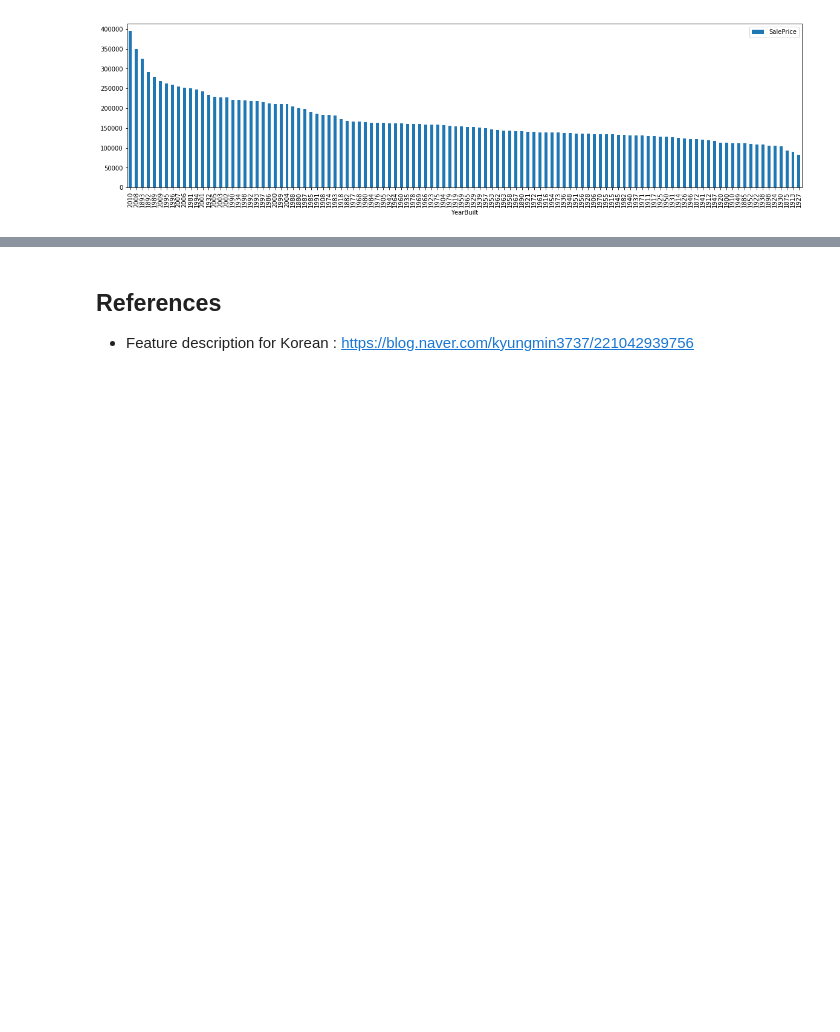
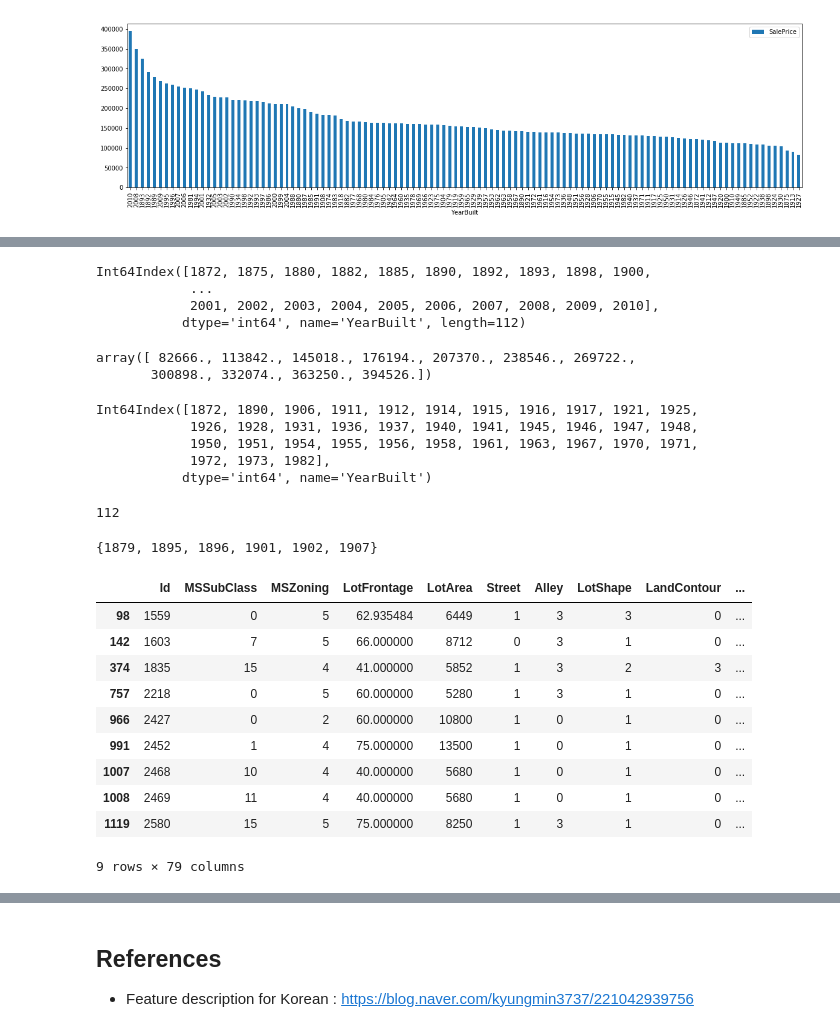
Before and after one commit to gjustin40/Kaggle, a Jupyter notebook: House-Prices/House_prices.ipynb, the cells around one changed output, grey strips where cells are left out. Drawn from its saved outputs; the diff is of its cells as text; code cells hidden in the pictures; blank space fills up the shorter version.

```diff
--- a/House-Prices/House_prices.ipynb
+++ b/House-Prices/House_prices.ipynb
@@ -1139,0 +1117,50 @@ array([0. , 0.1, 0.2, 0.3, 0.4, 0.5, 0.6, 0.7, 0.8, 0.9])
+# %%
+df = train[['YearBuilt', 'SalePrice']].groupby('YearBuilt').mean()
+df.index
+# %% [output]
+Int64Index([1872, 1875, 1880, 1882, 1885, 1890, 1892, 1893, 1898, 1900,
+            ...
+            2001, 2002, 2003, 2004, 2005, 2006, 2007, 2008, 2009, 2010],
+           dtype='int64', name='YearBuilt', length=112)
+# %%
+p10 = np.arange(int(df.values.min()), round(df.values.max()), int((int(df.values.max()) - int(df.values.min()))/10))
+p10 = p10 + np.array([0,0,0,0,0,0,0,0,0,0,100])
+p10
+# %% [output]
+array([ 82666., 113842., 145018., 176194., 207370., 238546., 269722.,
+       300898., 332074., 363250., 394526.])
+# %%
+df[(df['SalePrice'] > p10[1]) & (df['SalePrice'] < p10[2])].index
+# %% [output]
+Int64Index([1872, 1890, 1906, 1911, 1912, 1914, 1915, 1916, 1917, 1921, 1925,
+            1926, 1928, 1931, 1936, 1937, 1940, 1941, 1945, 1946, 1947, 1948,
+            1950, 1951, 1954, 1955, 1956, 1958, 1961, 1963, 1967, 1970, 1971,
+            1972, 1973, 1982],
+           dtype='int64', name='YearBuilt')
+# %%
+year_mapping = {}
+for n in range(len(p10) - 1):
+    index = df[(df['SalePrice'] > p10[n]) & (df['SalePrice'] <= p10[n+1])].index
+    for i in index:
+        year_mapping.update({i : n})
+len(year_mapping)
+# %% [output]
+112
+# %%
+set(test['YearBuilt'].unique().tolist()) - set(year_mapping.keys())
+# %% [output]
+{1879, 1895, 1896, 1901, 1902, 1907}
+# %%
+test.loc[test['YearBuilt'].isin([1879, 1895, 1896, 1901, 1902, 1907])]
+# %% [output]
+|  | Id | MSSubClass | MSZoning | LotFrontage | LotArea | Street | Alley | LotShape | LandContour | ... |
+| 98 | 1559 | 0 | 5 | 62.935484 | 6449 | 1 | 3 | 3 | 0 | ... |
+| 142 | 1603 | 7 | 5 | 66.000000 | 8712 | 0 | 3 | 1 | 0 | ... |
+| 374 | 1835 | 15 | 4 | 41.000000 | 5852 | 1 | 3 | 2 | 3 | ... |
+| 757 | 2218 | 0 | 5 | 60.000000 | 5280 | 1 | 3 | 1 | 0 | ... |
+| 966 | 2427 | 0 | 2 | 60.000000 | 10800 | 1 | 0 | 1 | 0 | ... |
+| 991 | 2452 | 1 | 4 | 75.000000 | 13500 | 1 | 0 | 1 | 0 | ... |
+| 1007 | 2468 | 10 | 4 | 40.000000 | 5680 | 1 | 0 | 1 | 0 | ... |
+| 1008 | 2469 | 11 | 4 | 40.000000 | 5680 | 1 | 0 | 1 | 0 | ... |
+| 1119 | 2580 | 15 | 5 | 75.000000 | 8250 | 1 | 3 | 1 | 0 | ... |
+9 rows × 79 columns
```
Also changed, not shown: parts of 22 cells of this notebook.
